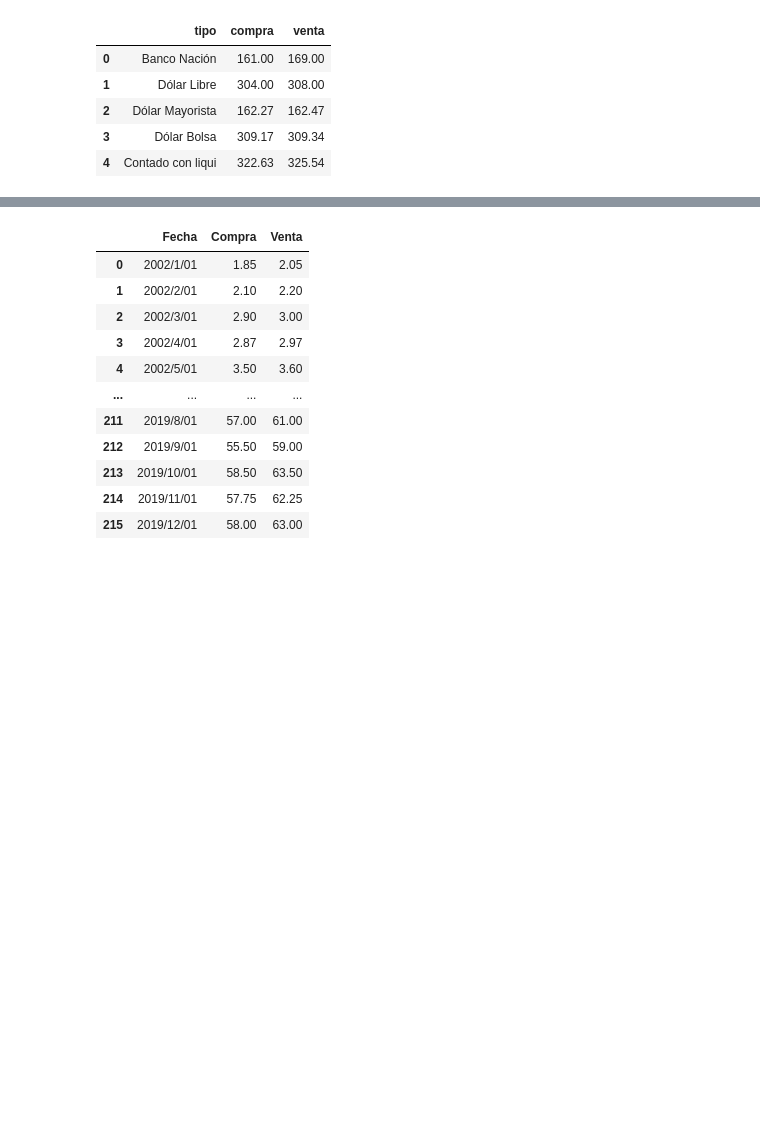
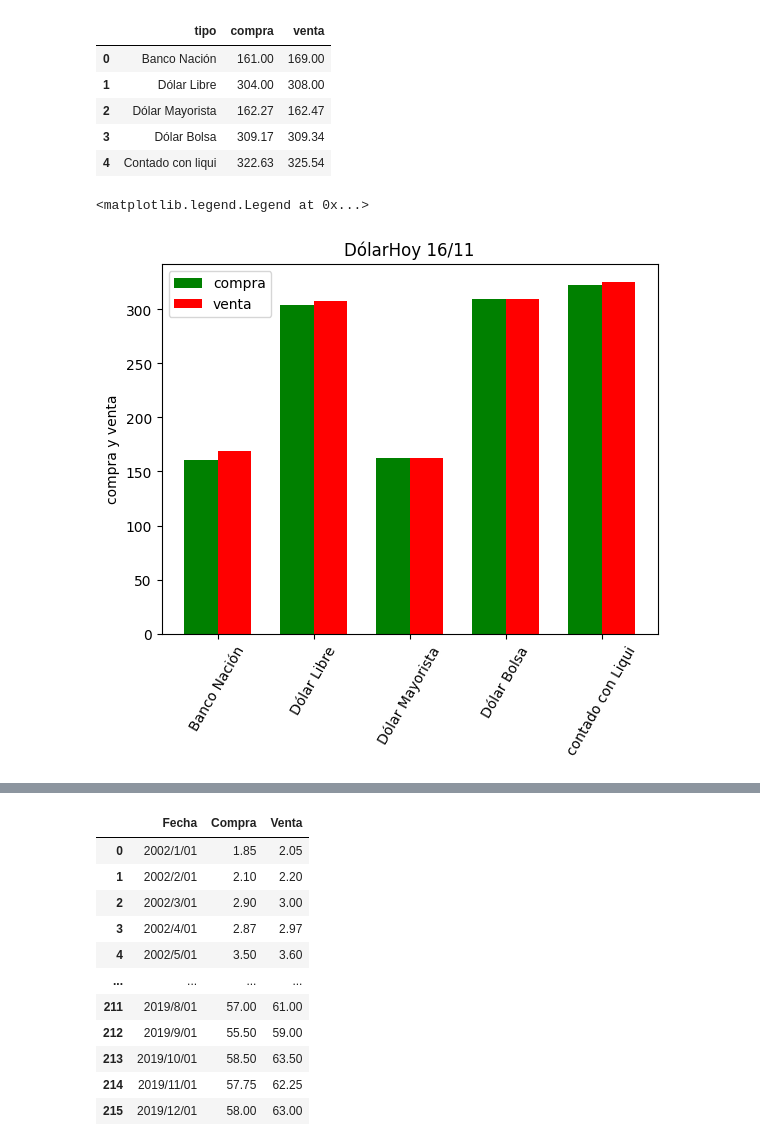
Before and after one commit to ispc-programador2022/GGGG4, a Jupyter notebook: Scripts/general.ipynb, the cells around one changed output, grey strips where cells are left out. Drawn from its saved outputs; the diff is of its cells as text; code cells hidden in the pictures; blank space fills up the shorter version.

Commit message:
[UPDATE] Gráficos Dólar2

```diff
--- a/Scripts/general.ipynb
+++ b/Scripts/general.ipynb
@@ -35,3 +38,24 @@ INSERT INTO dolarHoy(fecha, tipo, compra, venta)
+# %%
+etiquetas = ['Banco Nación', 'Dólar Libre', 'Dólar Mayorista', 'Dólar Bolsa', 'contado con Liqui']
+compra = [161.00, 304.00, 162.27, 309.17, 322.63]
+venta = [169.00, 308.00, 162.47, 309.34, 325.54]
+
+co = np.arange(len(compra))
+an = 0.35
+
+fig, ax = plt.subplots()
+ax.bar(co - an/2, compra, an, label='compra', color=['green'])
+ax.bar(co + an/2, venta, an, label='venta', color=['red'])
+ax.set_title('DólarHoy 16/11') #Titulo de la grafica
+ax.set_ylabel('compra y venta') #Titulo eje y
+ax.set_xticks(co)
+ax.set_xticklabels(etiquetas, rotation= 60) #etiquetas/titulos en el eje x
+
+
+plt.legend()
+# %% [output]
+<matplotlib.legend.Legend at 0x...>
+[figure, added]
 # %%
 import pandas as pd
 from datetime import datetime
```
Also changed, not shown: parts of 3 cells of this notebook.
